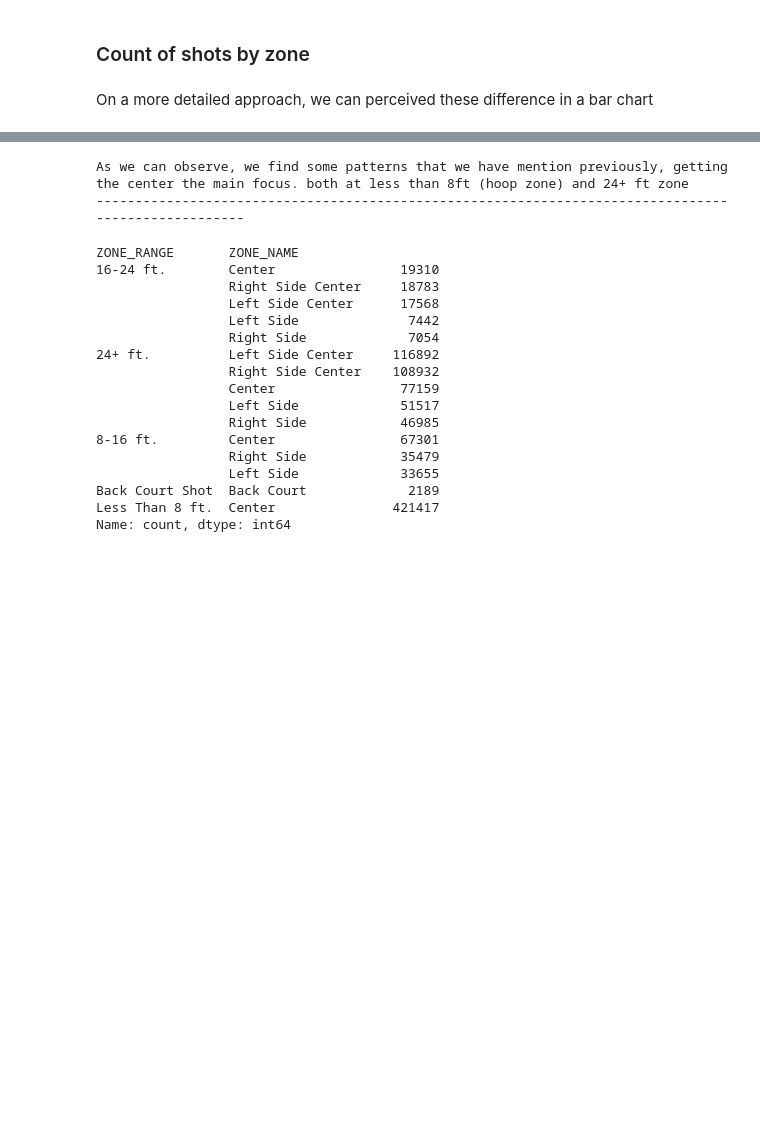
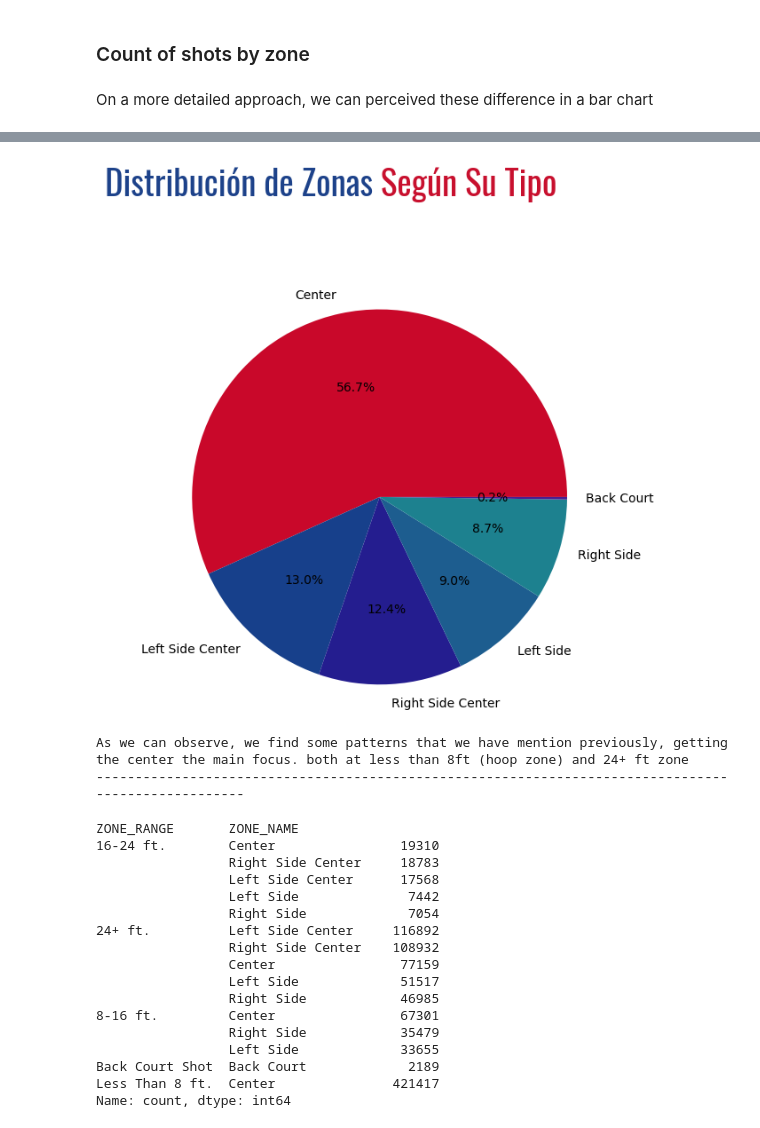
Before and after one commit to CrisJGM/DB-NBA, a Jupyter notebook: Data Analysis.ipynb, the cells around one changed output, grey strips where cells are left out. Drawn from its saved outputs; the diff is of its cells as text; code cells hidden in the pictures; blank space fills up the shorter version.

```diff
--- a/Data Analysis.ipynb
+++ b/Data Analysis.ipynb
@@ -211,3 +265,55 @@ plt.show()
+# %%
+import matplotlib.pyplot as plt
+from matplotlib.font_manager import FontProperties
+
+from matplotlib import font_manager as fm
+
+
+
+# Crear una instancia de FontProperties
+font_prop = FontProperties(family='sans-serif', style='normal', weight='bold', size=16)
+
+# Ruta al archivo .ttf de la fuente
+font_path = "/home/reboot-student/code/labs/Projects/DB-NBA/Oswald-VariableFont_wght.ttf"
+font_prop = fm.FontProperties(fname=font_path)
+# Calcular la distribución de zonas
+x = nba_df['ZONE_NAME'].value_counts()
+
+# Crear la figura y el eje
+fig, ax = plt.subplots(figsize=(6, 6))
+
+# Crear el gráfico de pastel
+ax.pie(
+    x.values,
+    labels=x.index,
+    autopct='%1.1f%%',
+    shadow=False,
+    colors=('#C9082A', '#17408B', '#241D8F', '#1D5D8F', '#1D818F', '#4A1D8F')
+)
+ax.axis('equal')  # Asegura que el gráfico sea un círculo
+
+# Añadir textos al gráfico
+fig.text(
+    0.5, 1.05, "Distribución de Zonas",
+    fontproperties=font_prop,
+    fontsize=28,
+    color='#1D428A',
+    ha='right',
+    va='bottom'
+)
+fig.text(
+    0.5, 1.05, " Según Su Tipo",
+    fontproperties=font_prop,
+    fontsize=28,
+    color='#C8102E',
+    ha='left',
+    va='bottom'
+)
+
+# Mostrar el gráfico
+plt.show()
+# %% [output]
+[figure, added]
 # %%
 print('As we can observe, we find some patterns that we have mention previously, getting the center the main focus. both at less than 8ft (hoop zone) and 24+ ft zone')
 print("-"*100)
```
Also changed, not shown: parts of 33 cells of this notebook.
